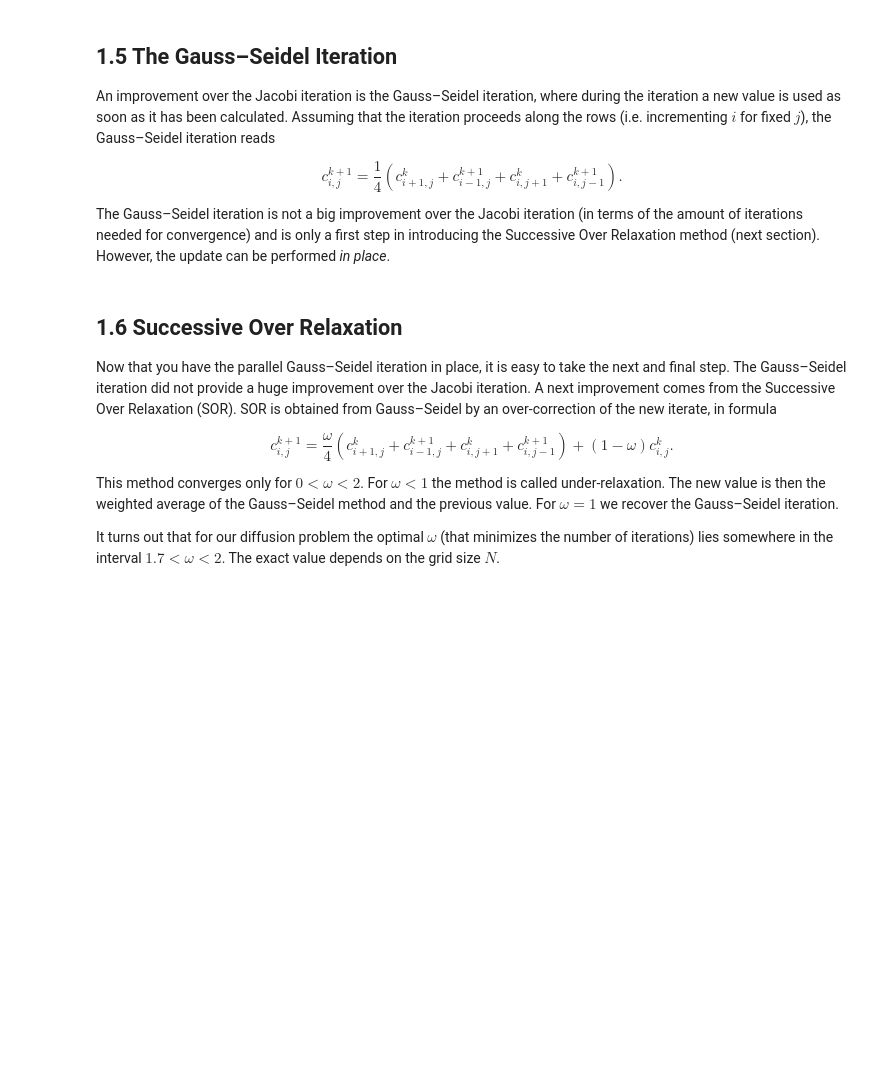
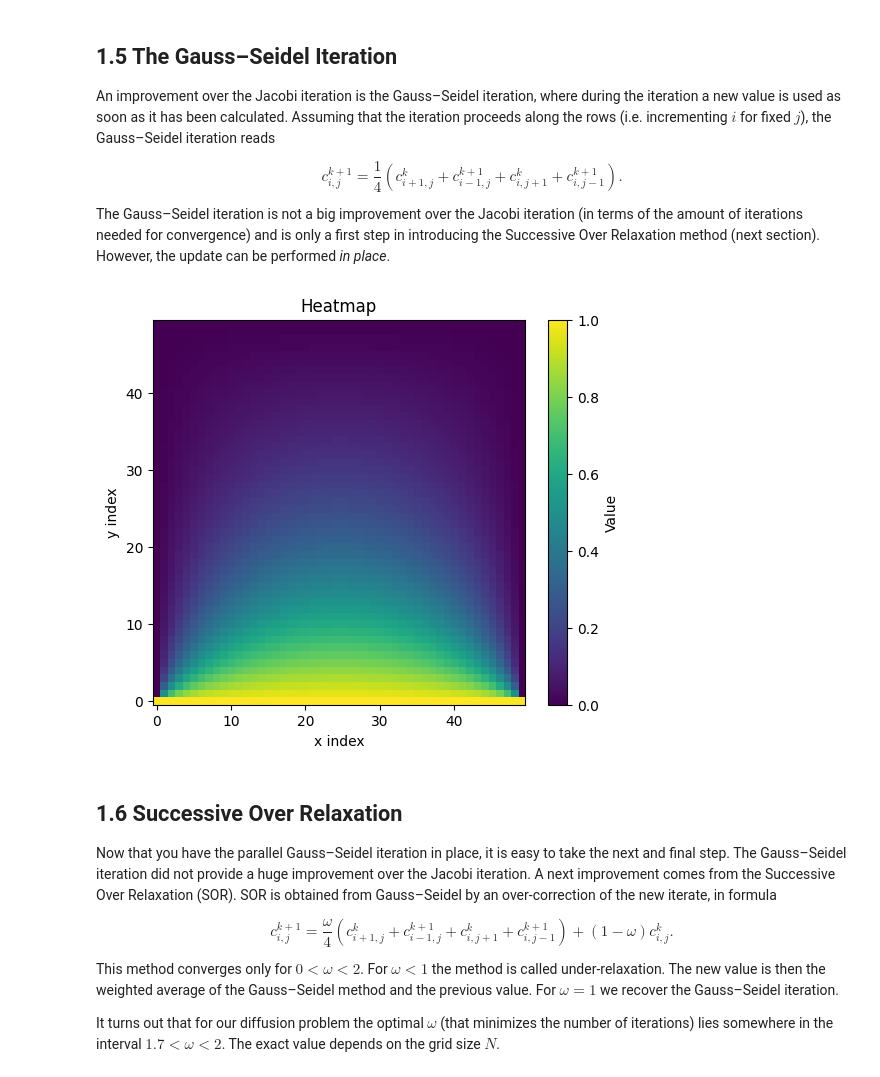
Before and after one commit to Hunter-13-z/Scientific-Computing, a Jupyter notebook: Assignment 1/pdes_and_iterative_methods.ipynb, the cells around one changed output. Drawn from its saved outputs; the diff is of its cells as text; code cells hidden in the pictures; blank space fills up the shorter version.

```diff
--- a/Assignment 1/pdes_and_iterative_methods.ipynb
+++ b/Assignment 1/pdes_and_iterative_methods.ipynb
@@ -166,6 +155,12 @@ c_{i,j-1}^{k+1}
 $$
 
 The Gauss–Seidel iteration is not a big improvement over the Jacobi iteration (in terms of the amount of iterations needed for convergence) and is only a first step in introducing the Successive Over Relaxation method (next section). However, the update can be performed *in place*.
+# %%
+from utils import gauss_seidel
+u_gs = gauss_seidel(50,50)
+plot_heatmap(u_gs)
+# %% [output]
+[figure, added]
 # %% [markdown]
 ## 1.6 Successive Over Relaxation
 
```
Also changed, not shown: parts of 1 cell of this notebook, 3 other files.
